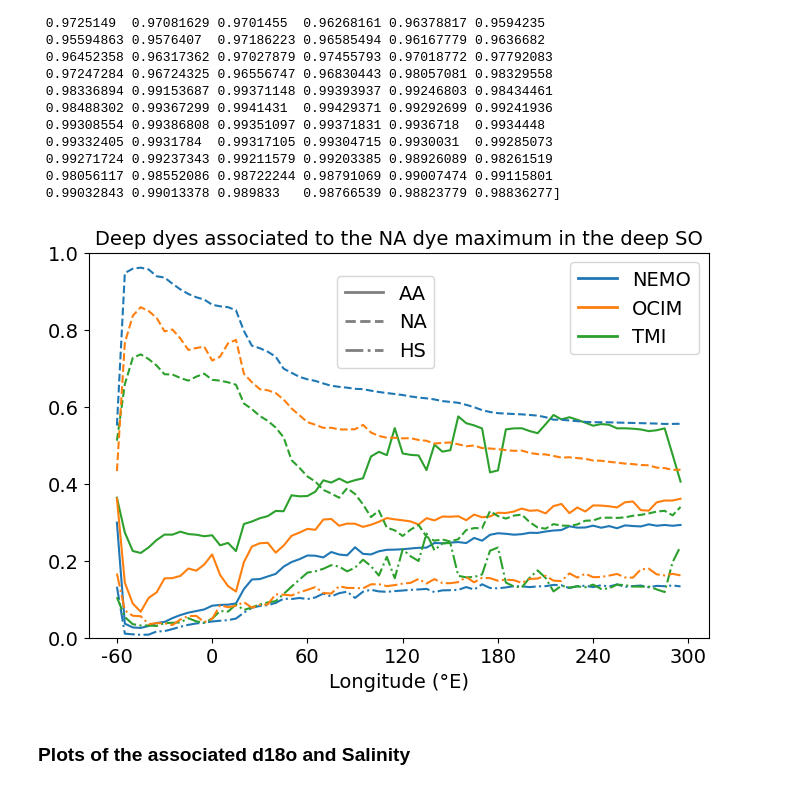
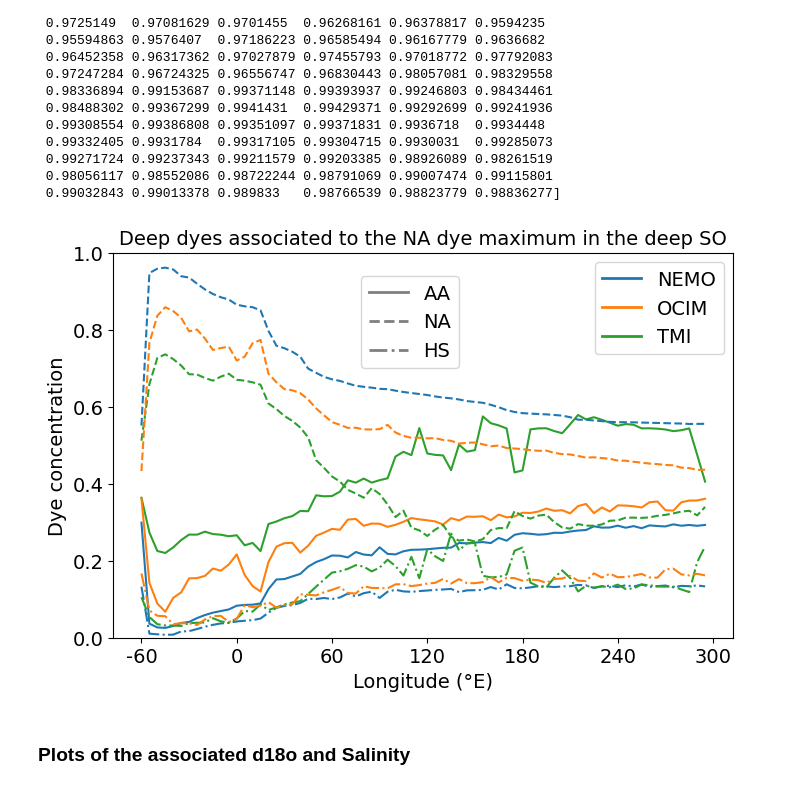
Before and after one commit to brumillet/d18o-southern-ocean, a Jupyter notebook: notebooks/evaluation_reconstructions.ipynb, the cells around one changed output. Cells and saved outputs as stored; diff of their text form; code cells hidden in the pictures.

Commit message:
Figure labels, panel tags and Delta sign; add crossplots, Indian transect and validation map

```diff
--- a/notebooks/evaluation_reconstructions.ipynb
+++ b/notebooks/evaluation_reconstructions.ipynb
@@ -30,7 +27,7 @@ The autoreload extension is already loaded. To reload it, use:
 # %%
 # The data directory is machine-specific. Set it here, or through the
 # D18O_DATA_PATH environment variable.
-config.set_data_path(r'D:/Data/d18o_so/')
+config.set_data_path(r'E:/Data/d18o_so/')
 
 data_path = config.DATA_PATH                  # still used by a few cells below
 fig_path = config.figure_dir('evaluation')    # created on first use
@@ -335,34 +334,33 @@ from matplotlib.lines import Line2D
 # %%
 fig = plt.figure(figsize = (8, 5))
 ax = plt.gca(); font = 14
 ls = ['-', '--', '-.']; colors = ['#1f77b4', '#ff7f0e', '#2ca02c']
 
 for i in range(len(dyes_deep)):
     ax.plot(lon_reshaped, dye_nemo_max_reshaped[i], label = 'NEMO ' + dyes_deep[i], ls = ls[i], color = '#1f77b4')
     ax.plot(lon_reshaped, dye_tmi_max_reshaped[i], label = 'TMI ' + dyes_deep[i], ls = ls[i], color = '#2ca02c')
     ax.plot(lon_reshaped, dye_ocim_max_reshaped[i], label = 'OCIM ' + dyes_deep[i], ls = ls[i], color = '#ff7f0e')
 
 ax.set_xticks([-60 + i * 60 for i in range(7)]); ax.set_xticklabels([str(-60 + i* 60) for i in range(7)], fontsize = font)
 ax.set_yticks([i * 0.2 for i in range(6)]); ax.set_yticklabels([format(i * 0.2, '.1f') for i in range(6)], fontsize = font)
-ax.set_xlabel('Longitude (°E)', fontsize = font)
-# ax.set_ylabel('Dye concentration', fontsize = font);
+ax.set_xlabel('Longitude (°E)', fontsize = font); ax.set_ylabel('Dye concentration', fontsize = font)
 ax.set_ylim(0, 1)
 ax.set_title('Deep dyes associated to the NA dye maximum in the deep SO', fontsize = font)
 
 custom_lines = [Line2D([0], [0], color='#1f77b4', lw=2),
                 Line2D([0], [0], color='#ff7f0e', lw=2),
                 Line2D([0], [0], color='#2ca02c', lw=2)]
 first_legend = ax.legend(custom_lines, ['NEMO', 'OCIM', 'TMI'], fontsize = font)
 
 custom_lines = [Line2D([0], [0], color='#7f7f7f', lw=2, ls = ls[0]),
                 Line2D([0], [0], color='#7f7f7f', lw=2, ls = ls[1]),
                 Line2D([0], [0], color='#7f7f7f', lw=2, ls = ls[2])]
 ax.legend(custom_lines, [dyes_deep[0], dyes_deep[1], dyes_deep[2]], fontsize = font, loc = (0.4, 0.7))
 ax.add_artist(first_legend)
 
 plt.savefig(fig_path + 'NA_dye_max_ACC.png', bbox_inches = 'tight', transparent = True)
 # %% [output]
-[figure, old version]
+[figure, new version]
 # %% [markdown]
 ### Plots of the associated d18o and Salinity
 # %%
```
Also changed, not shown: parts of 24 cells of this notebook, 23 other files.
